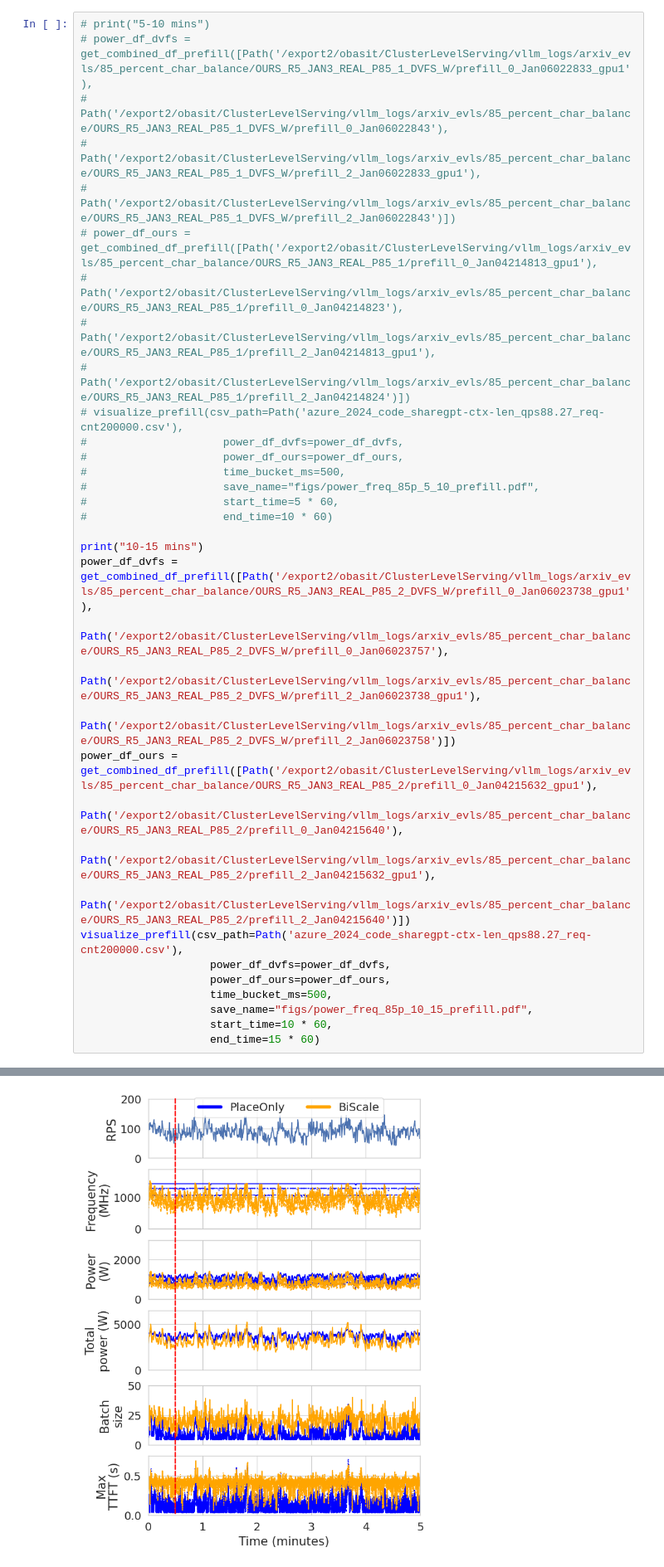
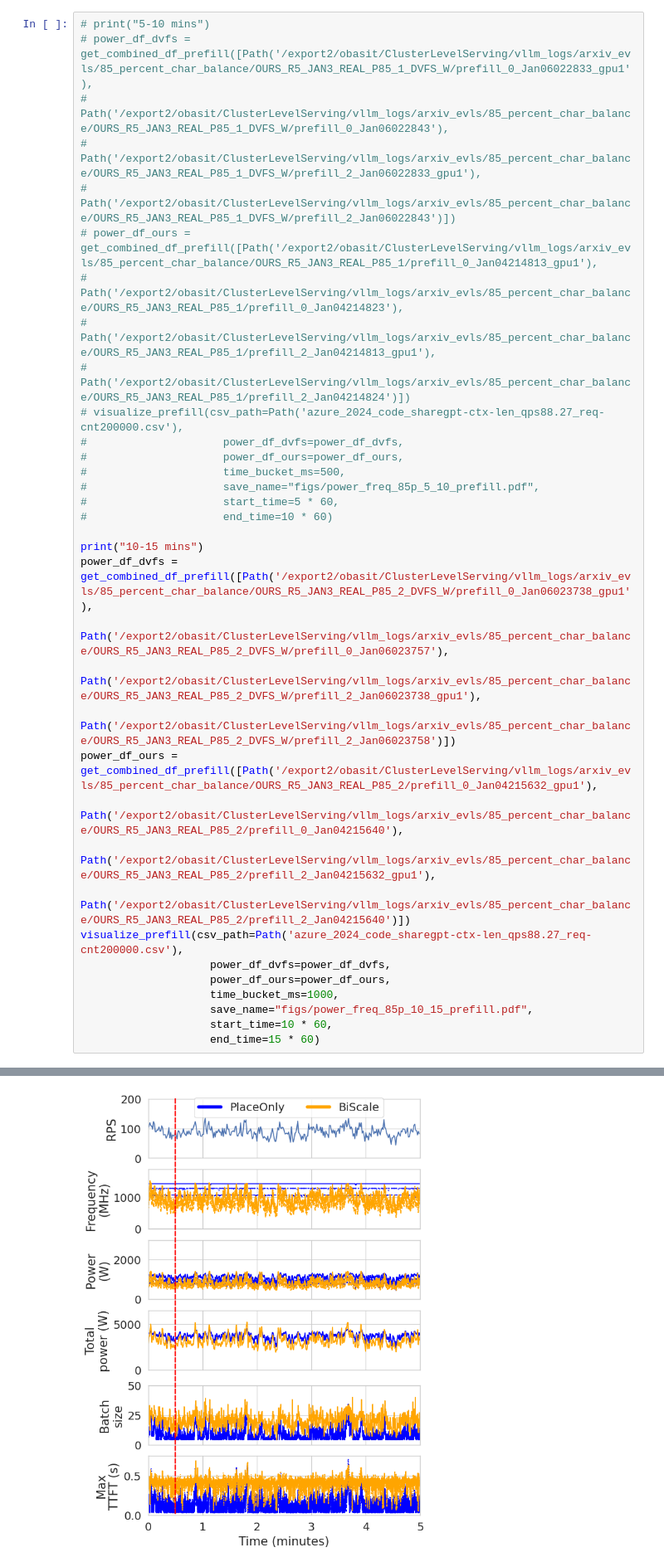
Before and after one commit to Louis-99/vllm-fork, a Jupyter notebook: additional_stuff/sosp_evals/2_nodes/freq_power.ipynb, the cells around one changed output, grey strips where cells are left out. Shown at 83% size. Saved outputs shown, nothing was run; the diff lists cells and outputs as text.

```diff
--- a/additional_stuff/sosp_evals/2_nodes/freq_power.ipynb
+++ b/additional_stuff/sosp_evals/2_nodes/freq_power.ipynb
@@ -404,35 +404,35 @@ def get_combined_df_prefill(power_csv_paths: list[Path]) -> pd.DataFrame:
 #                                         Path('/export2/obasit/ClusterLevelServing/vllm_logs/arxiv_evls/85_percent_char_balance/OURS_R5_JAN3_REAL_P85_1_DVFS_W/prefill_2_Jan06022843')])
 # power_df_ours = get_combined_df_prefill([Path('/export2/obasit/ClusterLevelServing/vllm_logs/arxiv_evls/85_percent_char_balance/OURS_R5_JAN3_REAL_P85_1/prefill_0_Jan04214813_gpu1'),
 #                                         Path('/export2/obasit/ClusterLevelServing/vllm_logs/arxiv_evls/85_percent_char_balance/OURS_R5_JAN3_REAL_P85_1/prefill_0_Jan04214823'),
 #                                         Path('/export2/obasit/ClusterLevelServing/vllm_logs/arxiv_evls/85_percent_char_balance/OURS_R5_JAN3_REAL_P85_1/prefill_2_Jan04214813_gpu1'),
 #                                         Path('/export2/obasit/ClusterLevelServing/vllm_logs/arxiv_evls/85_percent_char_balance/OURS_R5_JAN3_REAL_P85_1/prefill_2_Jan04214824')])
 # visualize_prefill(csv_path=Path('azure_2024_code_sharegpt-ctx-len_qps88.27_req-cnt200000.csv'),
 #                     power_df_dvfs=power_df_dvfs,
 #                     power_df_ours=power_df_ours,
 #                     time_bucket_ms=500,
 #                     save_name="figs/power_freq_85p_5_10_prefill.pdf",
 #                     start_time=5 * 60,
 #                     end_time=10 * 60)
 
 print("10-15 mins")
 power_df_dvfs = get_combined_df_prefill([Path('/export2/obasit/ClusterLevelServing/vllm_logs/arxiv_evls/85_percent_char_balance/OURS_R5_JAN3_REAL_P85_2_DVFS_W/prefill_0_Jan06023738_gpu1'),
                                         Path('/export2/obasit/ClusterLevelServing/vllm_logs/arxiv_evls/85_percent_char_balance/OURS_R5_JAN3_REAL_P85_2_DVFS_W/prefill_0_Jan06023757'),
                                         Path('/export2/obasit/ClusterLevelServing/vllm_logs/arxiv_evls/85_percent_char_balance/OURS_R5_JAN3_REAL_P85_2_DVFS_W/prefill_2_Jan06023738_gpu1'),
                                         Path('/export2/obasit/ClusterLevelServing/vllm_logs/arxiv_evls/85_percent_char_balance/OURS_R5_JAN3_REAL_P85_2_DVFS_W/prefill_2_Jan06023758')])
 power_df_ours = get_combined_df_prefill([Path('/export2/obasit/ClusterLevelServing/vllm_logs/arxiv_evls/85_percent_char_balance/OURS_R5_JAN3_REAL_P85_2/prefill_0_Jan04215632_gpu1'),
                                         Path('/export2/obasit/ClusterLevelServing/vllm_logs/arxiv_evls/85_percent_char_balance/OURS_R5_JAN3_REAL_P85_2/prefill_0_Jan04215640'),
                                         Path('/export2/obasit/ClusterLevelServing/vllm_logs/arxiv_evls/85_percent_char_balance/OURS_R5_JAN3_REAL_P85_2/prefill_2_Jan04215632_gpu1'),
                                         Path('/export2/obasit/ClusterLevelServing/vllm_logs/arxiv_evls/85_percent_char_balance/OURS_R5_JAN3_REAL_P85_2/prefill_2_Jan04215640')])
 visualize_prefill(csv_path=Path('azure_2024_code_sharegpt-ctx-len_qps88.27_req-cnt200000.csv'),
                     power_df_dvfs=power_df_dvfs,
                     power_df_ours=power_df_ours,
-                    time_bucket_ms=500,
+                    time_bucket_ms=1000,
                     save_name="figs/power_freq_85p_10_15_prefill.pdf",
                     start_time=10 * 60,
                     end_time=15 * 60)
 # %% [output]
 10-15 mins
-[figure, old version]
+[figure, new version]
 # %% [markdown]
 # Collocated -- DVFS vs DVFS+AIMD
 # %%
```
Also changed, not shown: parts of 6 cells of this notebook.
